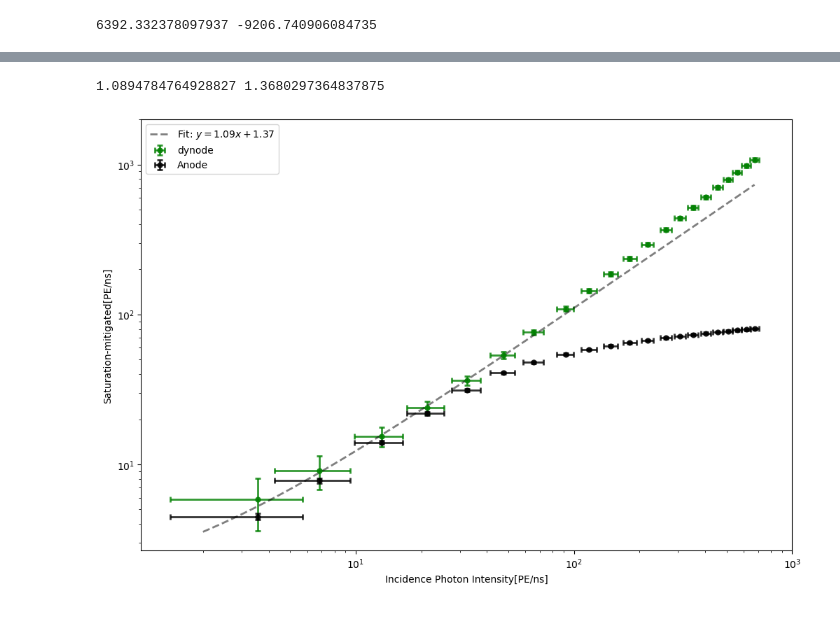
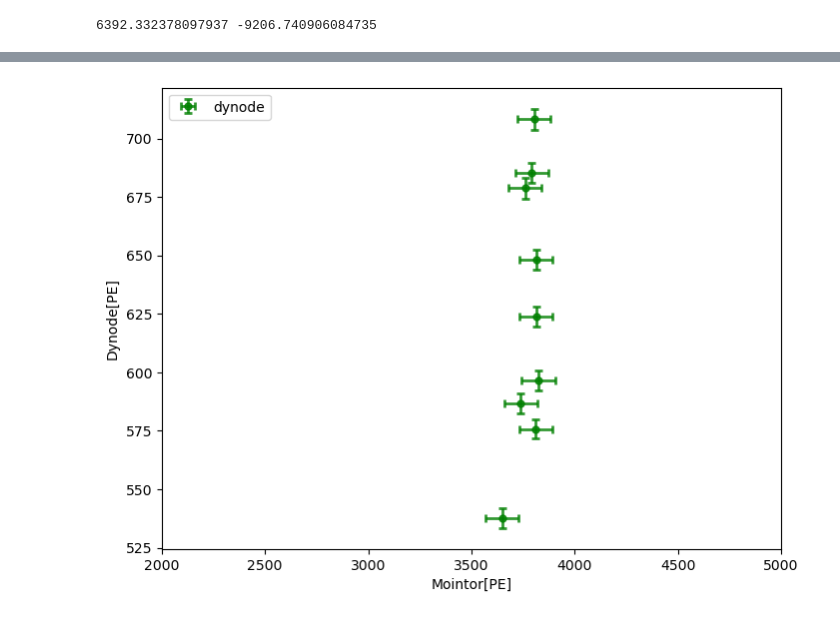
Before and after one commit to Westlake-University-Lsc-lab/ProcessLocalData, a Jupyter notebook: plotsfigures.ipynb, the cells around one changed output, grey strips where cells are left out. Cells and saved outputs as stored; diff of their text form; code cells hidden in the pictures.

```diff
--- a/plotsfigures.ipynb
+++ b/plotsfigures.ipynb
@@ -278,14 +400,17 @@ plt.show()
 # %%
 import matplotlib.pyplot as plt
+plt.rcParams.update(params)
+
 from matplotlib import cm
 # cmap = plt.cm.rainbow(np.linspace(0, 1, 7))
 fig, ax = plt.subplots(figsize=(12,8))
+plt.style.use('relics.mplstyle')
 ax.errorbar(df.Voltage, df.PEns_filter, yerr=df.PEns_filter_err, fmt='.', markersize=8, ecolor='black', mfc='black', mec='black',capsize=3, elinewidth=2, capthick=2, label='')
-ax.errorbar(df_tc.Voltage, df_tc.PEns_filter, yerr=df_tc.PEns_filter_err, fmt='.',markersize=8, color = 'r', alpha=0.9,  capsize=3, elinewidth=2, capthick=2, label='Time constant region')
+ax.errorbar(df_tc.Voltage, df_tc.PEns_filter, yerr=df_tc.PEns_filter_err, fmt='.',markersize=8, color = 'black', alpha=0.9,  capsize=3, elinewidth=2, capthick=2, label='Time constant region')
 ax.errorbar(df_linear.Voltage, df_linear.PEns_filter, yerr=df_linear.PEns_filter_err, fmt='.', markersize=8, color = 'b', capsize=3, elinewidth=2, capthick=2, label='LED linearity region')
 ax.errorbar(df_dyan.Voltage, df_dyan.PEns_filter, yerr=df_dyan.PEns_filter_err, fmt='.', markersize=8, color ='g',capsize=3, elinewidth=2, capthick=2, label='Anode Saturation region')
 ax.set_xlabel('LED driver voltage (V)')
-ax.set_ylabel('Area Intensity (PE/ns)')
+ax.set_ylabel('Light Intensity (PE/ns)')
 ax.set_title('')
 ax.set_xscale('log')
 ax.set_yscale('log')
@@ -293,12 +418,13 @@ ax.set_xlim(1.25, 3.75)
 # ax.set_xlim(1.25, 2.5)
 # ax.set_ylim(-1.E3, 6.E3)
 ax.set_ylim(-1.E3, 2.E4)
-ax.set_xticks([1.35, 1.5, 1.6, 1.7, 1.8, 1.9, 2.0, 2.25, 2.5, 2.75, 3, 3.25, 3.5])
-ax.set_xticklabels(['1.35', '1.5', '1.6','1.7', '1.8', '1.9', '2.0', '2.25', '2.5', '2.75', '3.0', '3.25', '3.5'])
+ax.set_xticks([1.35, 1.6, 1.8, 2.0, 2.25, 2.5, 2.75, 3, 3.5])
+ax.set_xticklabels(['1.35', '1.6', '1.8', '2.0', '2.25', '2.5', '2.75', '3.0','3.5'])
 # ax.set_title('LED output configuration map')
 ax.plot(x, y, linestyle='--', linewidth=2, color='black', alpha=0.8,  label='')
 ax.axhline(y=0.0, color='grey', linestyle='--', label='')
 # ax.legend(loc='upper left', fontsize=12)
+
 plt.savefig(r'./figs/LED_configure_log.png',dpi=300)
 plt.savefig(r'./figs/LED_configure_log.pdf',dpi=300)
 plt.show()
@@ -307,8 +819,6 @@ plt.show()
 # %%
 import pandas as pd
 import numpy as np
-import constant
-file = 'outnpy/lv2415_9DB_lv2414_0DB_20241212_1p75v_3p35v_calibration_single_gussain_fit_all_scaled_PEns.h5py'
+file = 'outnpy/lv2414_20DB_lv2415_12DB_20250102_1p5v_750mv_1khz_base_Rd5Ohm_Riz100k_Cc10nf_Rd7_470_to_1p8k_single_gussain_scaled.h5py'
 df = pd.read_hdf(file, key='winfo')
-df= df[df.Voltage <1.6]
-df_fit = df[df.PEns_filter < 50]
+df
@@ -315,31 +836,12 @@ df_fit = df[df.PEns_filter < 50]
-# %%
-slope, intercept = linear_fit(df_fit.PEns_filter, df_fit.PEns_dynode)
-print(slope, intercept)
-x = np.linspace( 2, np.max(df.PEns_filter), 10000 )
-y = slope * x + intercept
-# %% [output]
-1.0894784764928827 1.3680297364837875
 # %%
 import matplotlib.pyplot as plt
-fig, ax = plt.subplots(figsize=(12,8))
-ax.errorbar(df.PEns_filter, df.PEns_dynode, xerr=df.PEns_filter_err, yerr=df.PEns_dynode_err, fmt='.', markersize=10, ecolor='g', mfc='g', mec='g', alpha=0.8, capsize=3, elinewidth=2, capthick=2, label='dynode')
-ax.errorbar(df.PEns_filter, df.PEns_anode, xerr=df.PEns_filter_err, yerr=df.PEns_anode_err, fmt='.', markersize=10, color='black',  alpha=0.8, capsize=3, elinewidth=2, capthick=2, label='Anode')
-ax.plot(x, y, color='black', alpha=0.5, linestyle='--', linewidth=2, label=f'Fit: $y = {slope:.2f} x + {intercept:.2f}$')
-ax.set_ylabel('Saturation-mitigated[PE/ns]')
-ax.set_xlabel('Incidence Photon Intensity[PE/ns]')
-ax.set_xscale('log')
-ax.set_yscale('log')
-# ax.axhline(y=45, color='grey', linestyle='--')
-# ax.axvline(x=48, color='grey', linestyle='--')
+fig, ax = plt.subplots(figsize=(8,6))
+ax.errorbar(df.Ch1_s1_mu, df.Ch2_s1_mu, xerr=df.Ch1_s1_sigma, yerr=df.Ch2_s1_sigma, fmt='.', markersize=10, ecolor='g', mfc='g', mec='g', alpha=0.8, capsize=3, elinewidth=2, capthick=2, label='dynode')
+# ax.errorbar(df.Ch1_s1_mu, df.Ch0_s1_mu, xerr=df.Ch1_s1_sigma, yerr=df.Ch0_s1_sigma, fmt='.', markersize=10, ecolor='black', mfc='black', mec='black', alpha=0.8, capsize=3, elinewidth=2, capthick=2, label='Anode')
+ax.set_ylabel('Dynode[PE]')
+ax.set_xlabel('Mointor[PE]')
+ax.set_xlim(2000,5000)
 ax.legend(loc='upper left')
-# ax.grid()
-ax.set_xlim(-3e2, 1e3)
-ax.set_ylim(-3e2, 2e3)
-# ax.set_title('PMT-R8520-406 Saturation Evaluation')
-# plt.savefig(r'./figs/PMT_R8520_406_saturation_evaluation_PEns_20241112.png',dpi=300)
-# plt.savefig(r'./figs/PMT_R8520_406_saturation_evaluation_PEns_20241112.pdf',dpi=300)
-plt.savefig(r'./figs/Anode_dynode_PEns.pdf',dpi=300)
-plt.savefig(r'./figs/Anode_dynode_PEns.png',dpi=300)
 plt.show()
 # %% [output]
-[figure, old version]
+[figure, new version]
```
Also changed, not shown: parts of 47 cells of this notebook, 1 other file.
